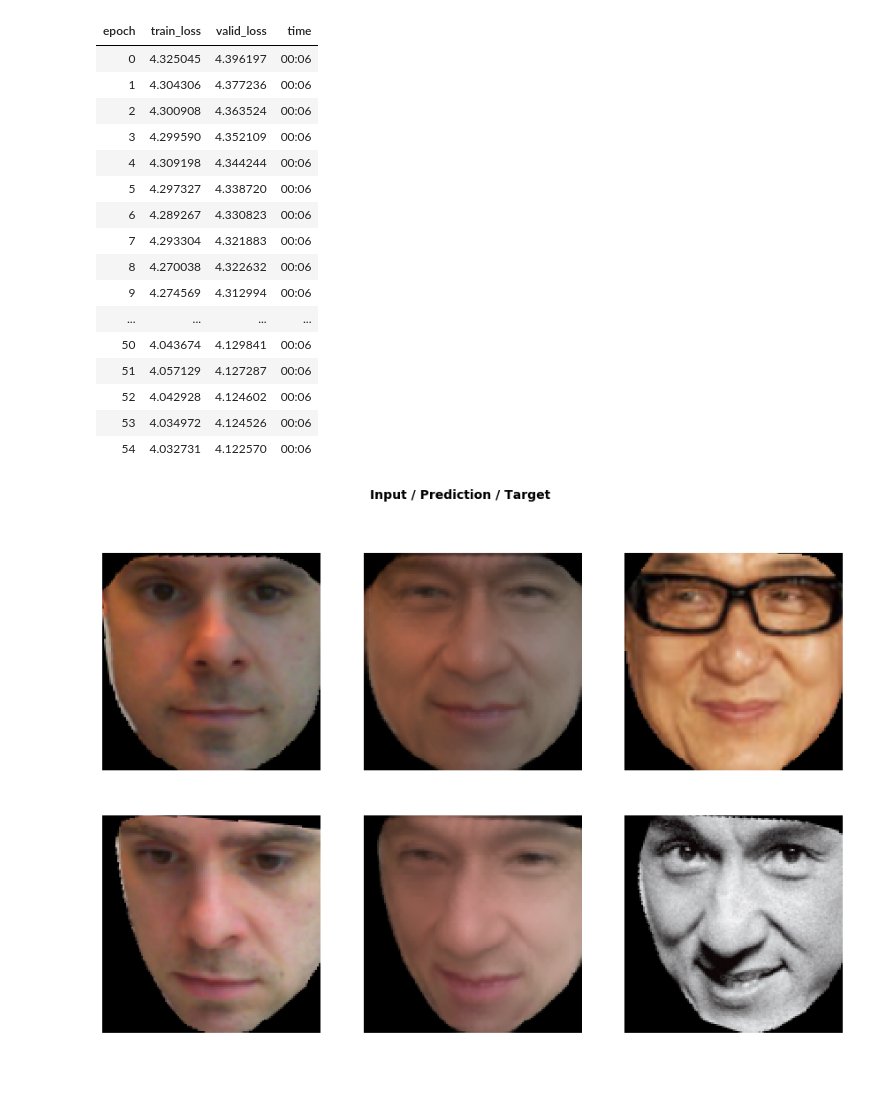
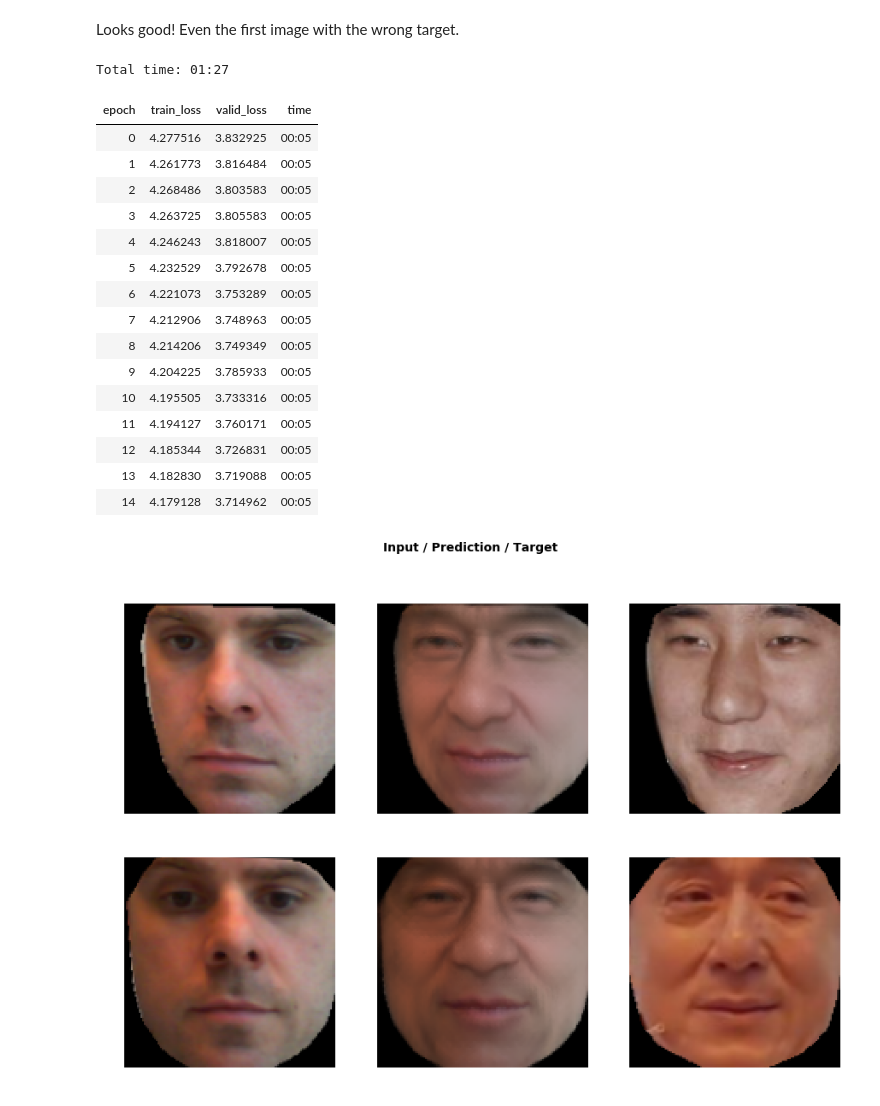
Before and after one commit to bestaar/predictiveFilterFlow, a Jupyter notebook: predictiveFilterFlow.ipynb, the cells around one changed output. Drawn from its saved outputs; the diff is of its cells as text; code cells hidden in the pictures; blank space fills up the shorter version.

```diff
--- a/predictiveFilterFlow.ipynb
+++ b/predictiveFilterFlow.ipynb
@@ -19,7 +19,7 @@ from torchvision.models import vgg16_bn
 # code: https://github.com/lessw2020/Ranger-Deep-Learning-Optimizer
 from ranger import Ranger
 # %%
-bs=4 #batch size
+bs=8 #batch size
 size=128 # image size (size x size)
 
 # image paths
@@ -31,7 +31,7 @@ device = torch.device('cuda' if torch.cuda.is_available() else 'cpu')
 # %%
 # create image 2 image databunch
 # code from: ???
-src = ImageImageList.from_folder(path_inp).split_by_rand_pct(0.1, seed=42)
+src = ImageImageList.from_folder(path_inp).split_by_rand_pct(0.05, seed=42)
 def get_data(bs,size):
     data = (src.label_from_func(lambda x: path_out+'/'+x.name)
            .transform(get_transforms(), size=size, tfm_y=True)
@@ -219,14 +221,14 @@ class up(nn.Module):
         super(up, self).__init__()
         self.ups = nn.modules.PixelShuffle(2)
         self.norm = nn.BatchNorm2d(in_ch//4+mid_ch)
-        self.conv1 = prelu_layer(in_ch//4+mid_ch, out_ch,1)
-        self.conv2 = prelu_layer(out_ch, out_ch)
+        self.conv1 = block1(in_ch//4+mid_ch, out_ch,1)# prelu_layer(in_ch//4+mid_ch, out_ch,1)
+#         self.conv2 = prelu_layer(out_ch, out_ch)
     def forward(self, x1, x2):
         x1 = self.ups(x1)
         x = torch.cat([x2, x1], dim=1)
         x = self.norm(x)
         x = self.conv1(x)
-        x = self.conv2(x)
+#         x = self.conv2(x)
         return x
 
 
@@ -246,7 +248,7 @@ class UNet(nn.Module):
         self.up4 = up(64,64, 64)
 
         self.filter0 = pFF(64, ksize=21,upsample=8)
-        self.filter1 = pFF(64, ksize=21,upsample=4,stride=2)
+        self.filter1 = pFF(64, ksize=11,upsample=4,stride=4)
         self.filter2 = pFF(64, ksize=7)
 
     def forward(self, inp):
@@ -399,26 +396,28 @@ G.show_results(rows=2, imgsize=5)
+# %% [markdown]
+Looks good! Even the first image with the wrong target.
 # %%
 gc.collect()
-G.fit_fc(55,2e-3)
+G.fit_fc(15,4e-3)
 # show final result
 G.show_results(rows=2, imgsize=5)
 # %% [output]
+Total time: 01:27
 | epoch | train_loss | valid_loss | time |
-| 0 | 4.325045 | 4.396197 | 00:06 |
-| 1 | 4.304306 | 4.377236 | 00:06 |
-| 2 | 4.300908 | 4.363524 | 00:06 |
-| 3 | 4.299590 | 4.352109 | 00:06 |
-| 4 | 4.309198 | 4.344244 | 00:06 |
-| 5 | 4.297327 | 4.338720 | 00:06 |
-| 6 | 4.289267 | 4.330823 | 00:06 |
-| 7 | 4.293304 | 4.321883 | 00:06 |
-| 8 | 4.270038 | 4.322632 | 00:06 |
-| 9 | 4.274569 | 4.312994 | 00:06 |
-| ... | ... | ... | ... |
-| 50 | 4.043674 | 4.129841 | 00:06 |
-| 51 | 4.057129 | 4.127287 | 00:06 |
-| 52 | 4.042928 | 4.124602 | 00:06 |
-| 53 | 4.034972 | 4.124526 | 00:06 |
-| 54 | 4.032731 | 4.122570 | 00:06 |
+| 0 | 4.277516 | 3.832925 | 00:05 |
+| 1 | 4.261773 | 3.816484 | 00:05 |
+| 2 | 4.268486 | 3.803583 | 00:05 |
+| 3 | 4.263725 | 3.805583 | 00:05 |
+| 4 | 4.246243 | 3.818007 | 00:05 |
+| 5 | 4.232529 | 3.792678 | 00:05 |
+| 6 | 4.221073 | 3.753289 | 00:05 |
+| 7 | 4.212906 | 3.748963 | 00:05 |
+| 8 | 4.214206 | 3.749349 | 00:05 |
+| 9 | 4.204225 | 3.785933 | 00:05 |
+| 10 | 4.195505 | 3.733316 | 00:05 |
+| 11 | 4.194127 | 3.760171 | 00:05 |
+| 12 | 4.185344 | 3.726831 | 00:05 |
+| 13 | 4.182830 | 3.719088 | 00:05 |
+| 14 | 4.179128 | 3.714962 | 00:05 |
-[figure, old version]
+[figure, new version]
 # %%
 gc.collect()
```
Also changed, not shown: parts of 12 cells of this notebook.
